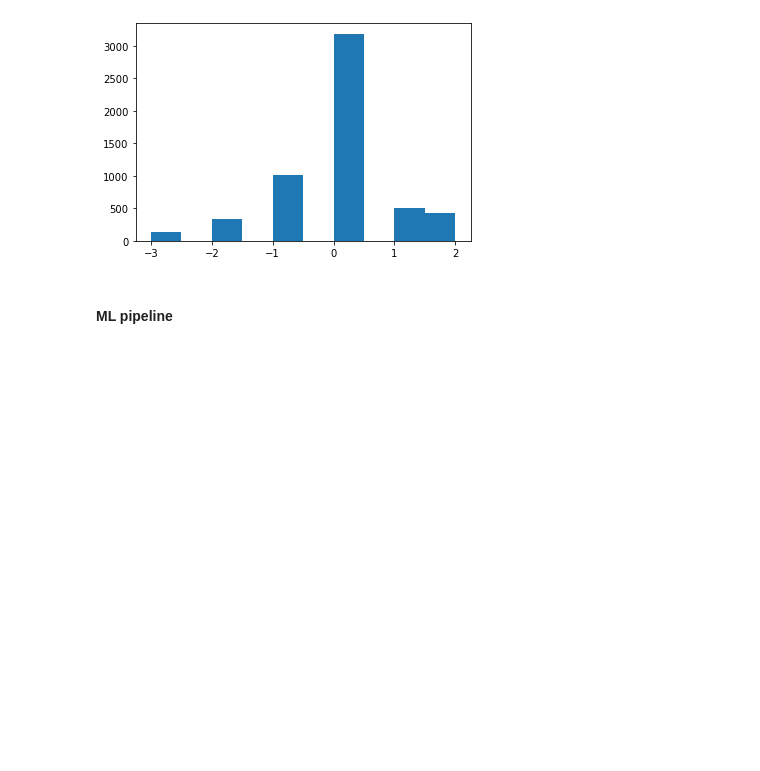
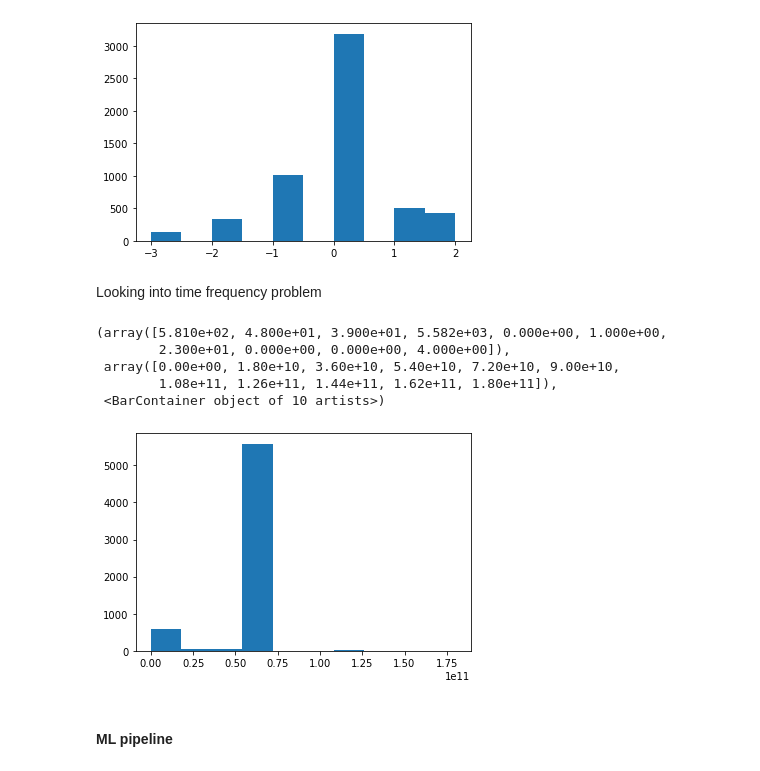
Before and after one commit to fyng/PedAccel, a Jupyter notebook: JHU SAFE/patient_sbs.ipynb, the cells around one changed output. Cells and saved outputs as stored; diff of their text form; code cells hidden in the pictures; blank space fills up the shorter version.

```diff
--- a/JHU SAFE/patient_sbs.ipynb
+++ b/JHU SAFE/patient_sbs.ipynb
@@ -241,6 +241,7 @@ metrics = set(hl7m_order + tsdb_order + ge_order)
 # %%
 X = []
 y = []
+time_bin = []
 
 # define column header for devices
 hl7m_order = ['dts', 'HR', 'RR', 'SPO2-%']
@@ -248,7 +249,7 @@ tsdb_order = ['dts', 'HR', 'awRR_3495', 'SpO2_7874']
 ge_order = ['dts','PARM_HR', 'PARM_RESP_RATE', 'PARM_SPO2_HR1']
 metrics = set(hl7m_order + tsdb_order + ge_order)
 
-for p in patients:
+for p in patients[0:10]:
     files = ptsd_record[ptsd_record['pat_enc_csn_sid'] == p]
     files['start_time'] = pd.to_datetime(files['start_time'], format='%Y-%m-%d %H:%M:%S')
     files['end_time'] = pd.to_datetime(files['end_time'], format='%Y-%m-%d %H:%M:%S')
@@ -304,7 +305,8 @@ for p in patients:
                         & (patient_multi['dts'] <= t1)]
         # drop rows with non-constant time intervals
         t_diff = dat['dts'].diff()
-        # force all time interval to be constant
+        time_bin.append(t_diff.values.tolist())
+        # force all time interval to be constant - TASK: investigate a different way to do this s.t. we don't lose as much data
         dat = dat[t_diff == pd.Timedelta(60,unit="S")].reset_index(drop=True)
         # sample to 30
         if (dat.shape[0] > 29 and dat.shape[1] == 4):
@@ -357,6 +359,31 @@ plt.hist(y)
  array([-3. , -2.5, -2. , -1.5, -1. , -0.5,  0. ,  0.5,  1. ,  1.5,  2. ]),
  <BarContainer object of 10 artists>)
 [figure]
+# %% [markdown]
+Looking into time frequency problem
+# %%
+#Note: len(time_bin) = 220
+#for i in range(220):
+    #if time_bin[i] == 'None':
+        #time_bin[i] = 0
+
+
+
+#np.unique(np.asarray(time_bin))
+from operator import is_not
+from functools import partial
+flat_time_bin = [item for sublist in time_bin for item in sublist]
+flat_time_bin = [i for i in flat_time_bin if i is not None]
+flat_time_bin
+#test = set(flat_time_bin)
+plt.hist(flat_time_bin)
+# %% [output]
+(array([5.810e+02, 4.800e+01, 3.900e+01, 5.582e+03, 0.000e+00, 1.000e+00,
+        2.300e+01, 0.000e+00, 0.000e+00, 4.000e+00]),
+ array([0.00e+00, 1.80e+10, 3.60e+10, 5.40e+10, 7.20e+10, 9.00e+10,
+        1.08e+11, 1.26e+11, 1.44e+11, 1.62e+11, 1.80e+11]),
+ <BarContainer object of 10 artists>)
+[figure, added]
 # %% [markdown]
 #### ML pipeline
 # %%
```
Also changed, not shown: parts of 2 cells of this notebook, 1 other file.
